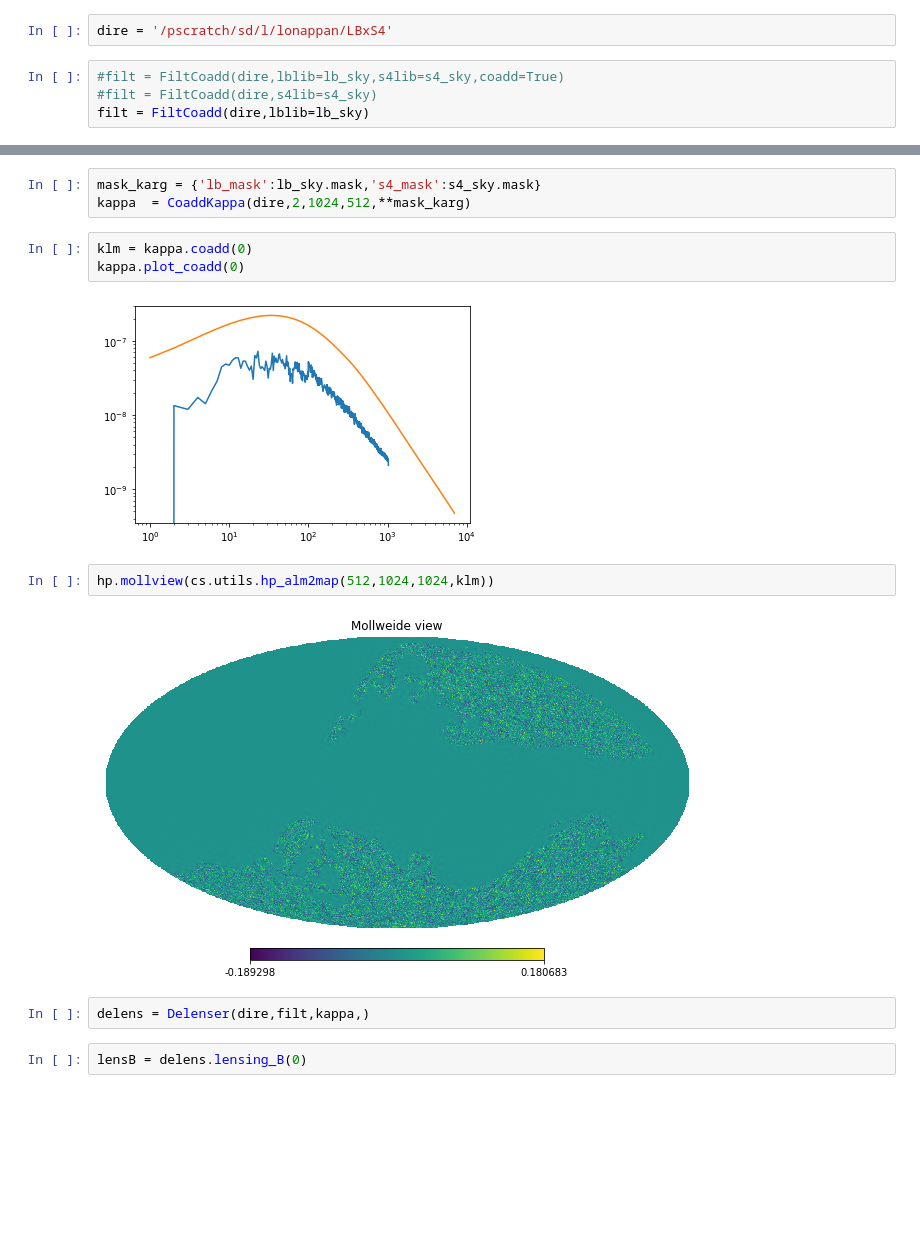
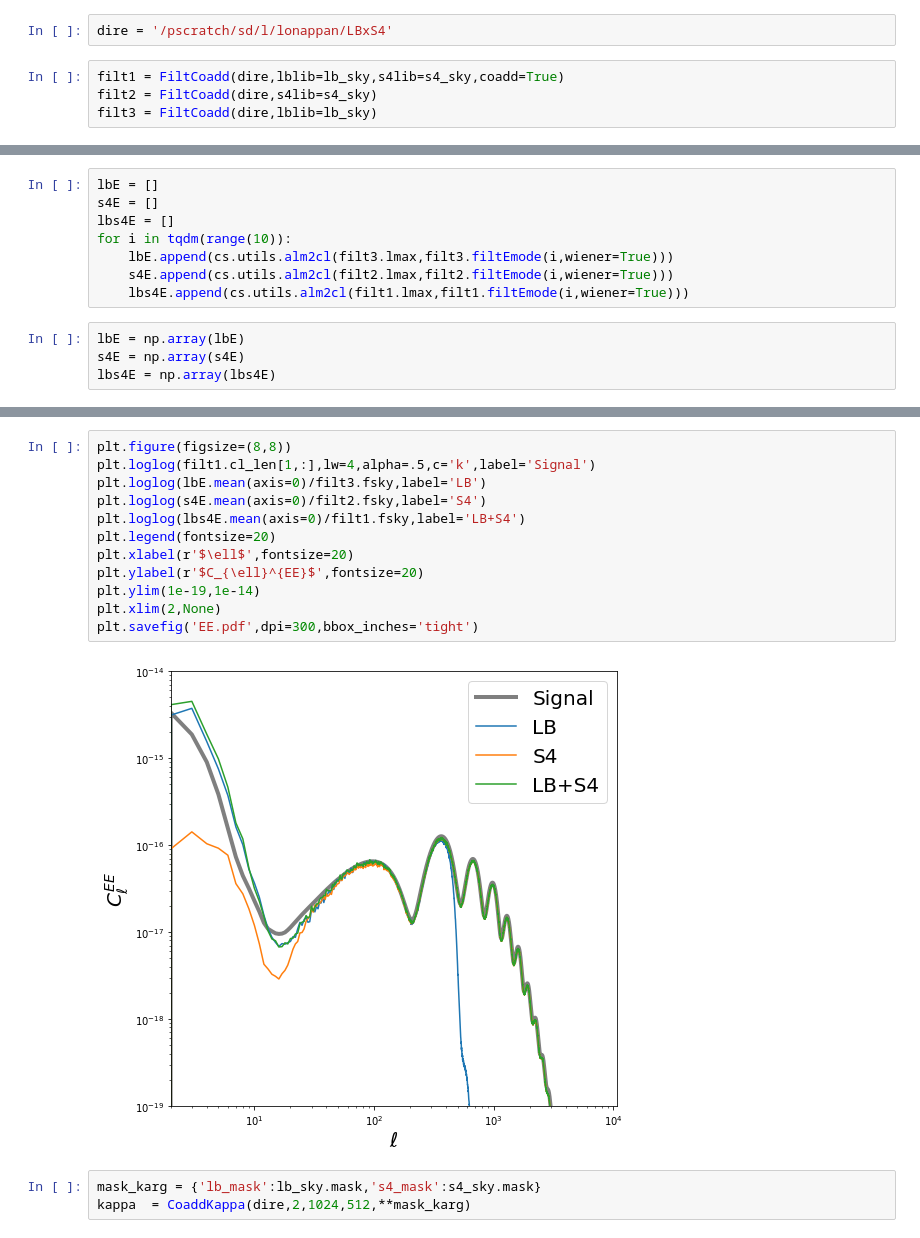
Before and after one commit to litebird/LBxS4, a Jupyter notebook: Notebooks/Delens.ipynb, the cells around one changed output, grey strips where cells are left out. Drawn from its saved outputs; the diff is of its cells as text; blank space fills up the shorter version.

```diff
--- a/Notebooks/Delens.ipynb
+++ b/Notebooks/Delens.ipynb
@@ -58,8 +37,8 @@ Ein,Bin = cs.utils.hp_map2alm_spin(512,1024,1024, 2, TQU[1], TQU[2])
 # %%
 dire = '/pscratch/sd/l/lonappan/LBxS4'
 # %%
-#filt = FiltCoadd(dire,lblib=lb_sky,s4lib=s4_sky,coadd=True)
-#filt = FiltCoadd(dire,s4lib=s4_sky)
-filt = FiltCoadd(dire,lblib=lb_sky)
+filt1 = FiltCoadd(dire,lblib=lb_sky,s4lib=s4_sky,coadd=True)
+filt2 = FiltCoadd(dire,s4lib=s4_sky)
+filt3 = FiltCoadd(dire,lblib=lb_sky)
 # %% [output]
 INFO:LiteBIRD simulation library is loaded
@@ -65,0 +49,12 @@ INFO:LiteBIRD simulation library is loaded
+# %%
+lbE = []
+s4E = []
+lbs4E = []
+for i in tqdm(range(10)):
+    lbE.append(cs.utils.alm2cl(filt3.lmax,filt3.filtEmode(i,wiener=True)))
+    s4E.append(cs.utils.alm2cl(filt2.lmax,filt2.filtEmode(i,wiener=True)))
+    lbs4E.append(cs.utils.alm2cl(filt1.lmax,filt1.filtEmode(i,wiener=True)))
+# %%
+lbE = np.array(lbE)
+s4E = np.array(s4E)
+lbs4E = np.array(lbs4E)
@@ -66,16 +64,17 @@ INFO:LiteBIRD simulation library is loaded
+# %%
+plt.figure(figsize=(8,8))
+plt.loglog(filt1.cl_len[1,:],lw=4,alpha=.5,c='k',label='Signal')
+plt.loglog(lbE.mean(axis=0)/filt3.fsky,label='LB')
+plt.loglog(s4E.mean(axis=0)/filt2.fsky,label='S4')
+plt.loglog(lbs4E.mean(axis=0)/filt1.fsky,label='LB+S4')
+plt.legend(fontsize=20)
+plt.xlabel(r'$\ell$',fontsize=20)
+plt.ylabel(r'$C_{\ell}^{EE}$',fontsize=20)
+plt.ylim(1e-19,1e-14)
+plt.xlim(2,None)
+plt.savefig('EE.pdf',dpi=300,bbox_inches='tight')
+# %% [output]
+[figure, added]
 # %%
 mask_karg = {'lb_mask':lb_sky.mask,'s4_mask':s4_sky.mask}
 kappa  = CoaddKappa(dire,2,1024,512,**mask_karg)
-# %%
-klm = kappa.coadd(0)
-kappa.plot_coadd(0)
-# %% [output]
-[figure, removed]
-# %%
-hp.mollview(cs.utils.hp_alm2map(512,1024,1024,klm))
-# %% [output]
-[figure, removed]
-# %%
-delens = Delenser(dire,filt,kappa,)
-# %%
-lensB = delens.lensing_B(0)
```
Also changed, not shown: parts of 32 cells of this notebook, 7 other files.
